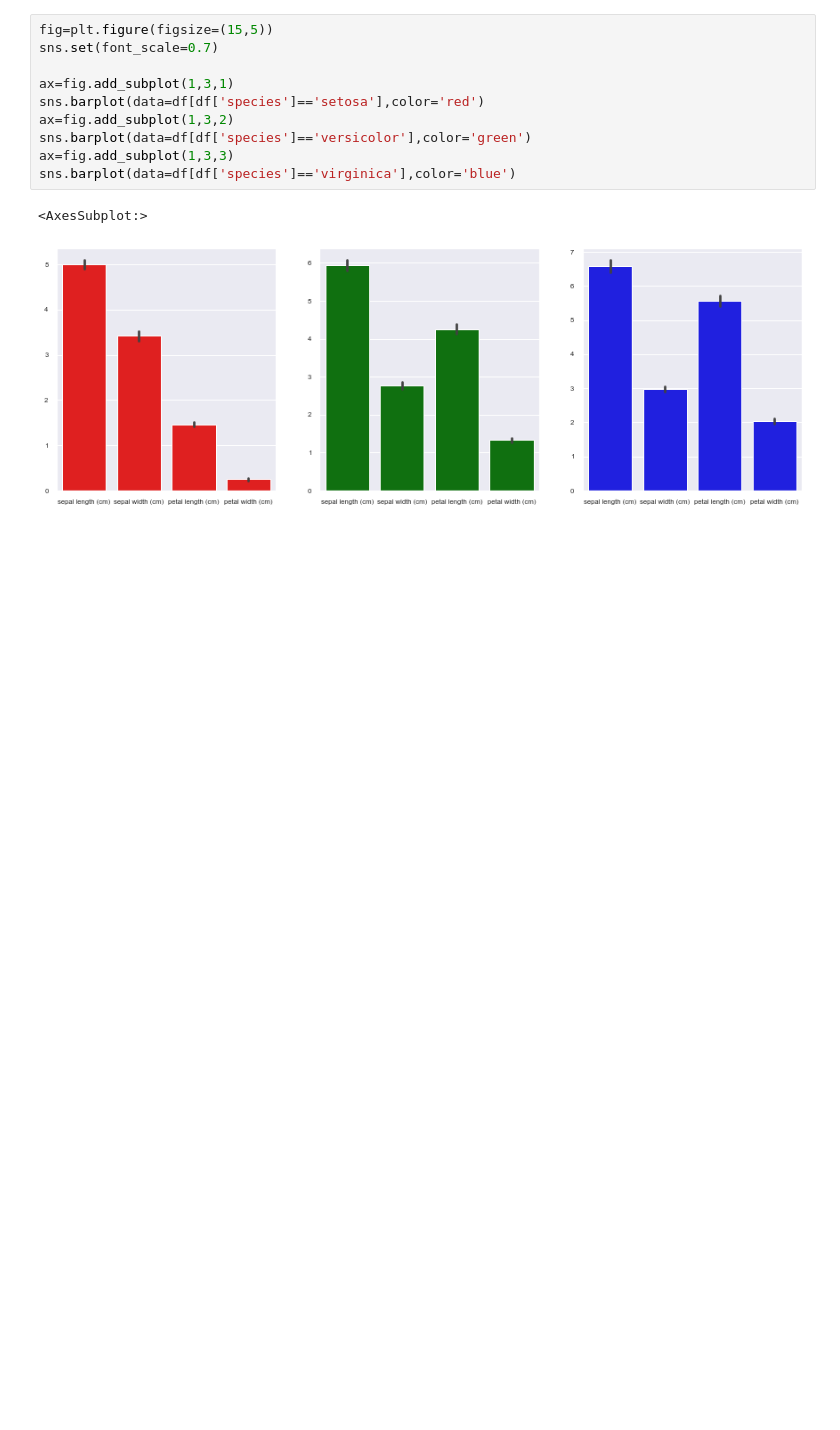
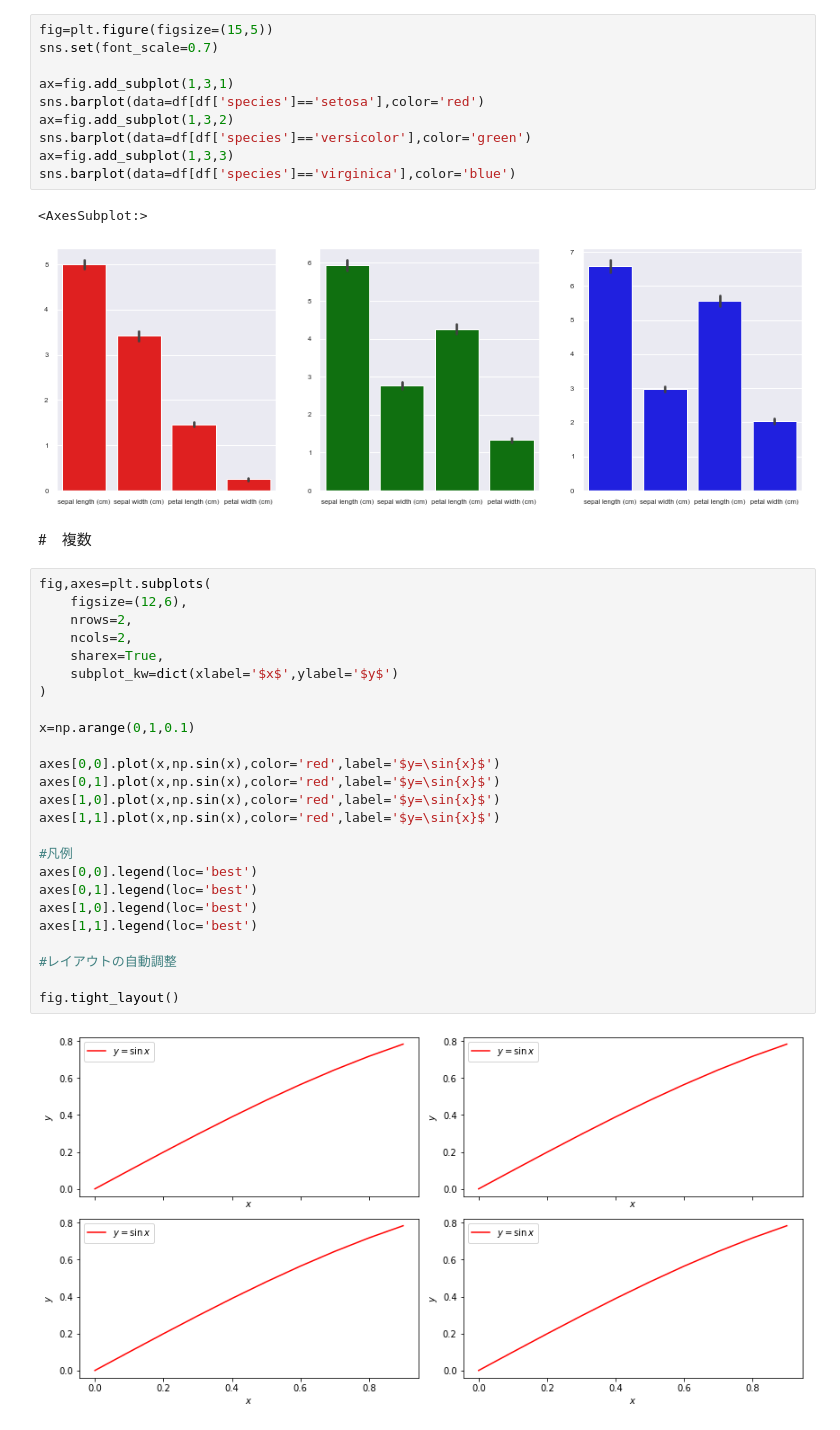
Before and after one commit to toutatsu/kaggle, a Jupyter notebook: visualize.ipynb, the cells around one changed output. Drawn from its saved outputs; the diff is of its cells as text; blank space fills up the shorter version.

```diff
--- a/visualize.ipynb
+++ b/visualize.ipynb
@@ -84,3 +84,32 @@ sns.barplot(data=df[df['species']=='virginica'],color='blue')
 # %% [output]
 <AxesSubplot:>
 [figure]
+# %% [markdown]
+#　複数
+# %%
+fig,axes=plt.subplots(
+    figsize=(12,6),
+    nrows=2,
+    ncols=2,
+    sharex=True,
+    subplot_kw=dict(xlabel='$x$',ylabel='$y$')
+)
+
+x=np.arange(0,1,0.1)
+
+axes[0,0].plot(x,np.sin(x),color='red',label='$y=\sin{x}$')
+axes[0,1].plot(x,np.sin(x),color='red',label='$y=\sin{x}$')
+axes[1,0].plot(x,np.sin(x),color='red',label='$y=\sin{x}$')
+axes[1,1].plot(x,np.sin(x),color='red',label='$y=\sin{x}$')
+
+#凡例
+axes[0,0].legend(loc='best')
+axes[0,1].legend(loc='best')
+axes[1,0].legend(loc='best')
+axes[1,1].legend(loc='best')
+
+#レイアウトの自動調整
+
+fig.tight_layout()
+# %% [output]
+[figure, added]
```
Also changed, not shown: parts of 4 cells of this notebook, 7 other files.
